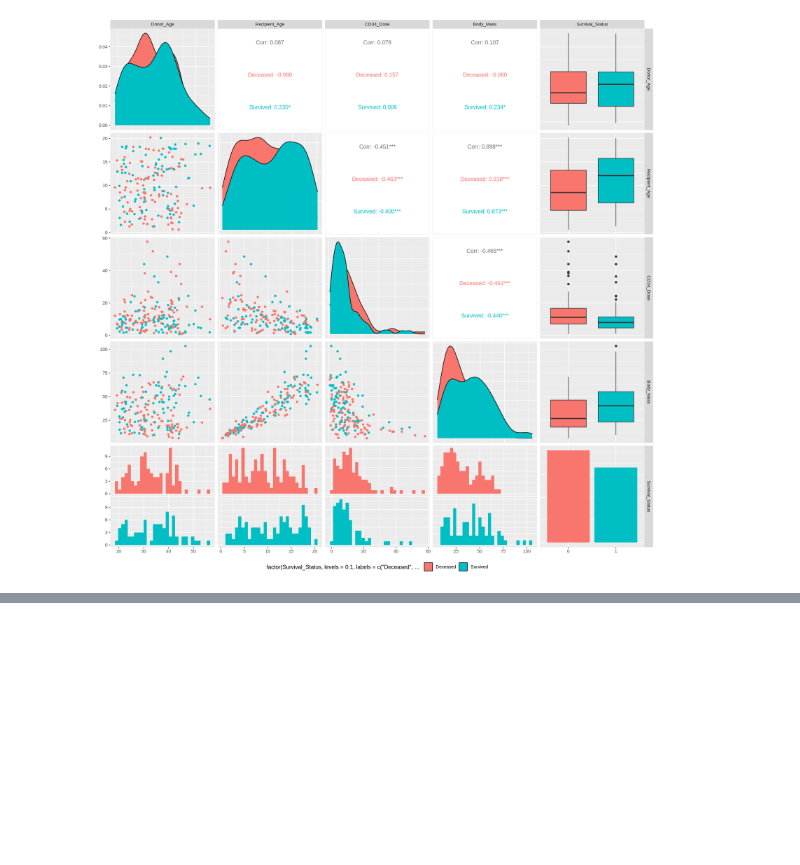
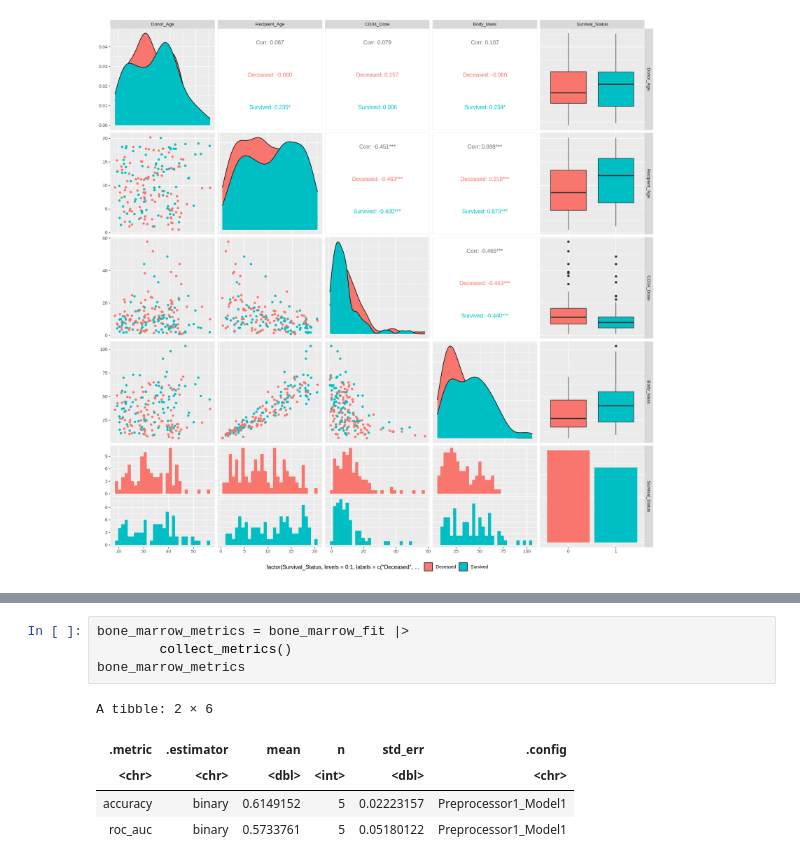
Before and after one commit to rishiiii3/dsci-100-2023S-group-67, a Jupyter notebook: Bone Marrow Analysis.ipynb, the cells around one changed output, grey strips where cells are left out. Cells and saved outputs as stored; diff of their text form; blank space fills up the shorter version.

```diff
--- a/Bone Marrow Analysis.ipynb
+++ b/Bone Marrow Analysis.ipynb
@@ -219,0 +284,10 @@ bone_marrow_recipe <- recipe(Survival_Status ~ CD34_Dose + Body_Mass + Donor_Age
+# %%
+bone_marrow_metrics = bone_marrow_fit |>
+        collect_metrics()
+bone_marrow_metrics
+# %% [output]
+A tibble: 2 × 6
+| .metric | .estimator | mean | n | std_err | .config |
+| <chr> | <chr> | <dbl> | <int> | <dbl> | <chr> |
+| accuracy | binary | 0.6149152 | 5 | 0.02223157 | Preprocessor1_Model1 |
+| roc_auc | binary | 0.5733761 | 5 | 0.05180122 | Preprocessor1_Model1 |
```
Also changed, not shown: parts of 14 cells of this notebook.
